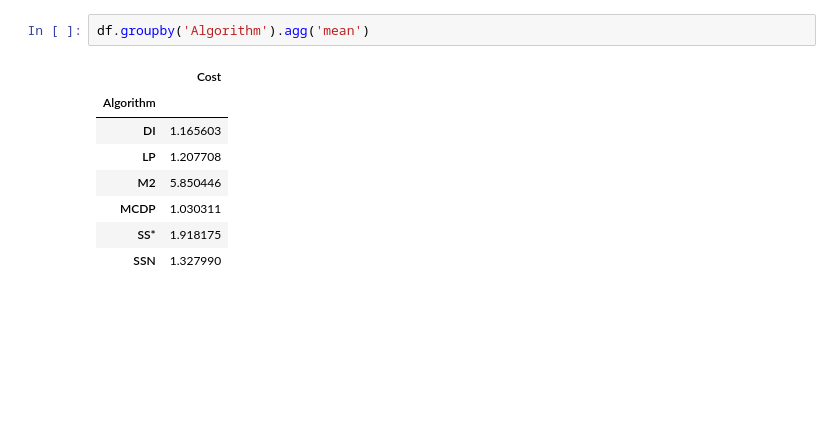
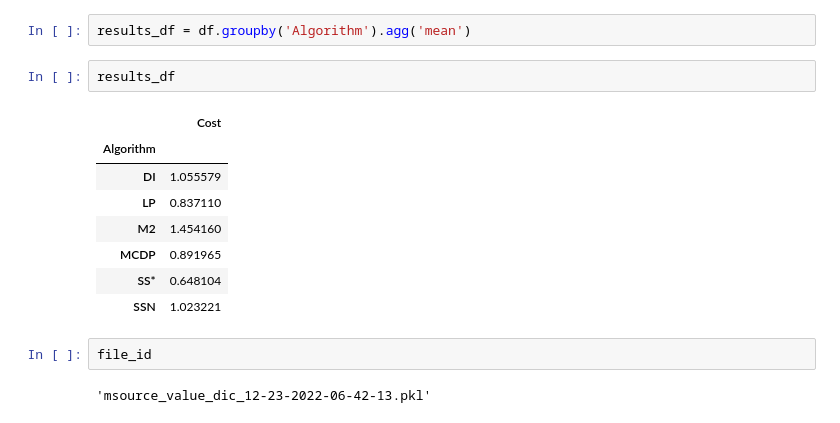
Before and after one commit to tum-logistik/multi-sourcing-inventory, a Jupyter notebook: notebooks/box_plots.ipynb, the cells around one changed output. Saved outputs shown, nothing was run; the diff lists cells and outputs as text; blank space fills up the shorter version.

```diff
--- a/notebooks/box_plots.ipynb
+++ b/notebooks/box_plots.ipynb
@@ -211,11 +257,17 @@ plt.show()
 # %%
-df.groupby('Algorithm').agg('mean')
+results_df = df.groupby('Algorithm').agg('mean')
-# %% [output]
-|  | Cost |
-| Algorithm |  |
-| DI | 1.165603 |
-| LP | 1.207708 |
-| M2 | 5.850446 |
-| MCDP | 1.030311 |
-| SS* | 1.918175 |
-| SSN | 1.327990 |
+# %%
+results_df
+# %% [output]
+|  | Cost |
+| Algorithm |  |
+| DI | 1.055579 |
+| LP | 0.837110 |
+| M2 | 1.454160 |
+| MCDP | 0.891965 |
+| SS* | 0.648104 |
+| SSN | 1.023221 |
+# %%
+file_id
+# %% [output]
+'msource_value_dic_12-23-2022-06-42-13.pkl'
```
Also changed, not shown: parts of 18 cells of this notebook, 3 other files.
